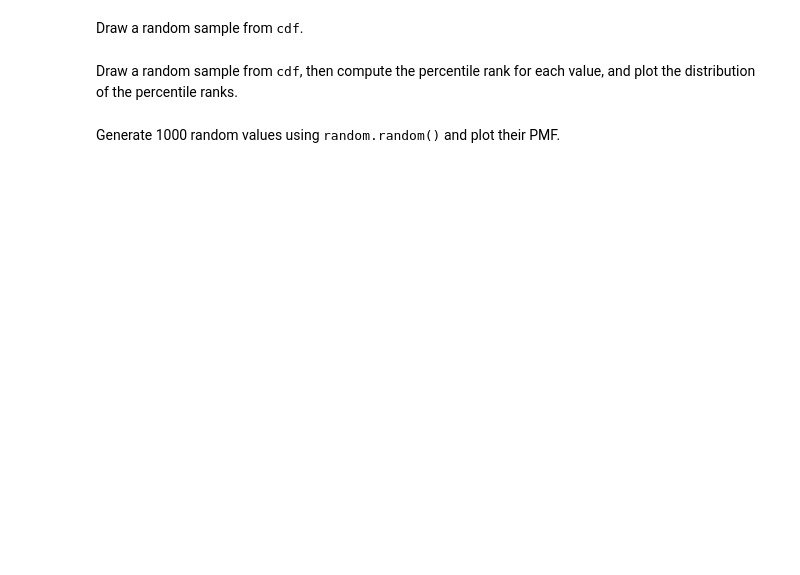
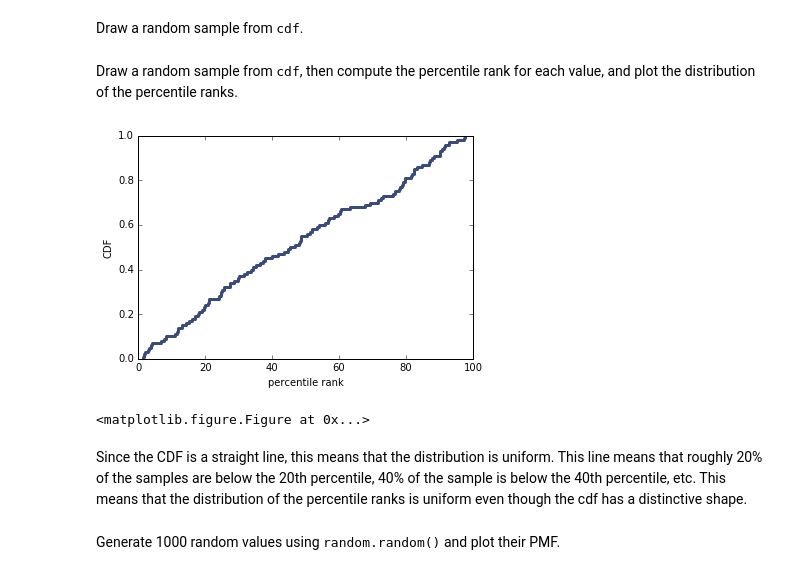
Before and after one commit to paulruvolo/DataScience16, a Jupyter notebook: ThinkStats2/chap04ex.ipynb, the cells around one changed output. Saved outputs shown, nothing was run; the diff lists cells and outputs as text; code cells hidden in the pictures; blank space fills up the shorter version.

```diff
--- a/ThinkStats2/chap04ex.ipynb
+++ b/ThinkStats2/chap04ex.ipynb
@@ -27,6 +68,18 @@ Make a random selection from <tt>cdf</tt>.
 # %% [markdown]
 Draw a random sample from <tt>cdf</tt>.
+# %%
+samples = cdf.Sample(100)
 # %% [markdown]
 Draw a random sample from <tt>cdf</tt>, then compute the percentile rank for each value, and plot the distribution of the percentile ranks.
+# %%
+ranks = [cdf.PercentileRank(x) for x in samples]
+rank_cdf = thinkstats2.Cdf(ranks)
+thinkplot.Cdf(rank_cdf)
+thinkplot.Show(xlabel='percentile rank', ylabel='CDF')
+# %% [output]
+[figure, added]
+<matplotlib.figure.Figure at 0x...>
+# %% [markdown]
+Since the CDF is a straight line, this means that the distribution is uniform. This line means that roughly 20% of the samples are below the 20th percentile, 40% of the sample is below the 40th percentile, etc. This means that the distribution of the percentile ranks is uniform even though the cdf has a distinctive shape.
 # %% [markdown]
 Generate 1000 random values using <tt>random.random()</tt> and plot their PMF.
```
Also changed, not shown: parts of 13 cells of this notebook.
